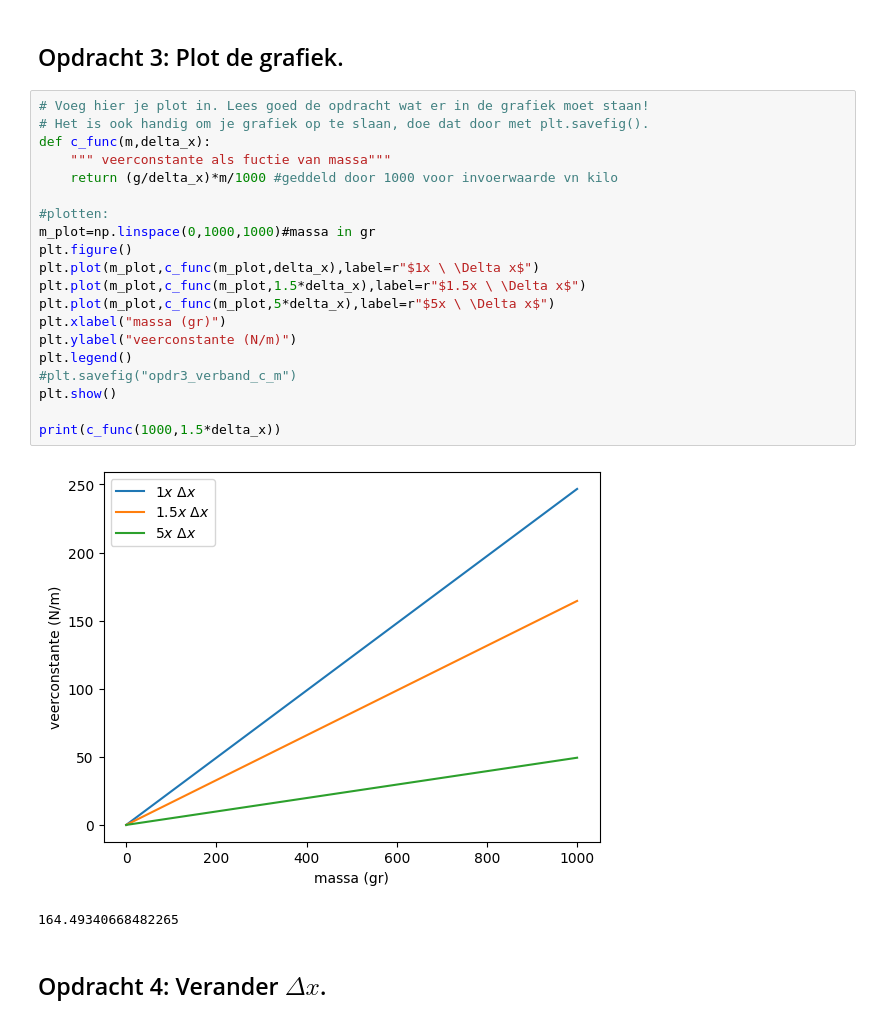
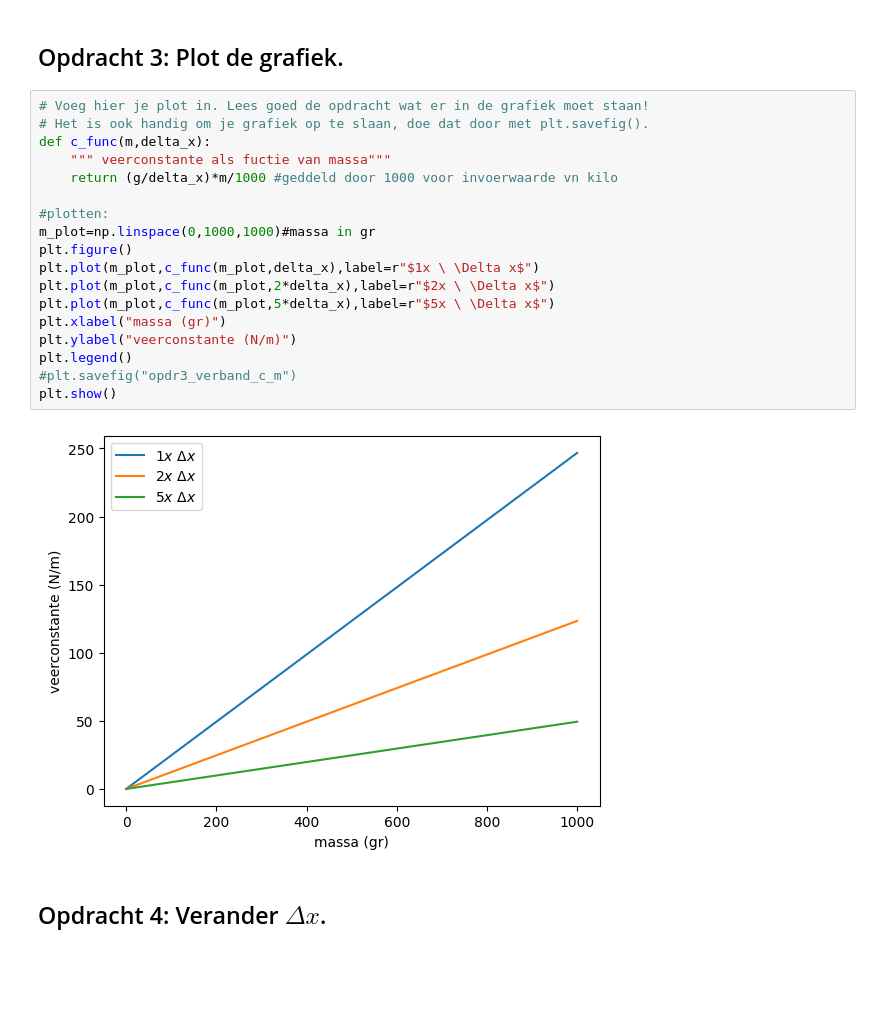
Before and after one commit to IshaSchneiders/opdrachten-DEF-D-Isha_Schneiders, a Jupyter notebook: FysiekeOntwerpopdrachten/5MaakEenOpstellingTrillingsvrij/Ontwerpopdracht5MaakEenOpstellingTrillingsvrijInvulTemplate.ipynb, the cells around one changed output. Saved outputs shown, nothing was run; the diff lists cells and outputs as text; blank space fills up the shorter version.

```diff
--- a/FysiekeOntwerpopdrachten/5MaakEenOpstellingTrillingsvrij/Ontwerpopdracht5MaakEenOpstellingTrillingsvrijInvulTemplate.ipynb
+++ b/FysiekeOntwerpopdrachten/5MaakEenOpstellingTrillingsvrij/Ontwerpopdracht5MaakEenOpstellingTrillingsvrijInvulTemplate.ipynb
@@ -88,26 +88,23 @@ print(f"{delta_x*100:.2f} cm")
 # %%
 # Voeg hier je plot in. Lees goed de opdracht wat er in de grafiek moet staan!
 # Het is ook handig om je grafiek op te slaan, doe dat door met plt.savefig().
 def c_func(m,delta_x):
     """ veerconstante als fuctie van massa"""
     return (g/delta_x)*m/1000 #geddeld door 1000 voor invoerwaarde vn kilo
 
 #plotten:
 m_plot=np.linspace(0,1000,1000)#massa in gr
 plt.figure()
 plt.plot(m_plot,c_func(m_plot,delta_x),label=r"$1x \ \Delta x$")
-plt.plot(m_plot,c_func(m_plot,1.5*delta_x),label=r"$1.5x \ \Delta x$")
+plt.plot(m_plot,c_func(m_plot,2*delta_x),label=r"$2x \ \Delta x$")
 plt.plot(m_plot,c_func(m_plot,5*delta_x),label=r"$5x \ \Delta x$")
 plt.xlabel("massa (gr)")
 plt.ylabel("veerconstante (N/m)")
 plt.legend()
 #plt.savefig("opdr3_verband_c_m")
 plt.show()
-
-print(c_func(1000,1.5*delta_x))
 # %% [output]
-[figure, old version]
+[figure, new version]
-164.49340668482265
 # %% [markdown]
 ## Opdracht 4: Verander $\Delta x$.
 # %% [markdown]
```
Also changed, not shown: parts of 13 cells of this notebook, 3 other files.
